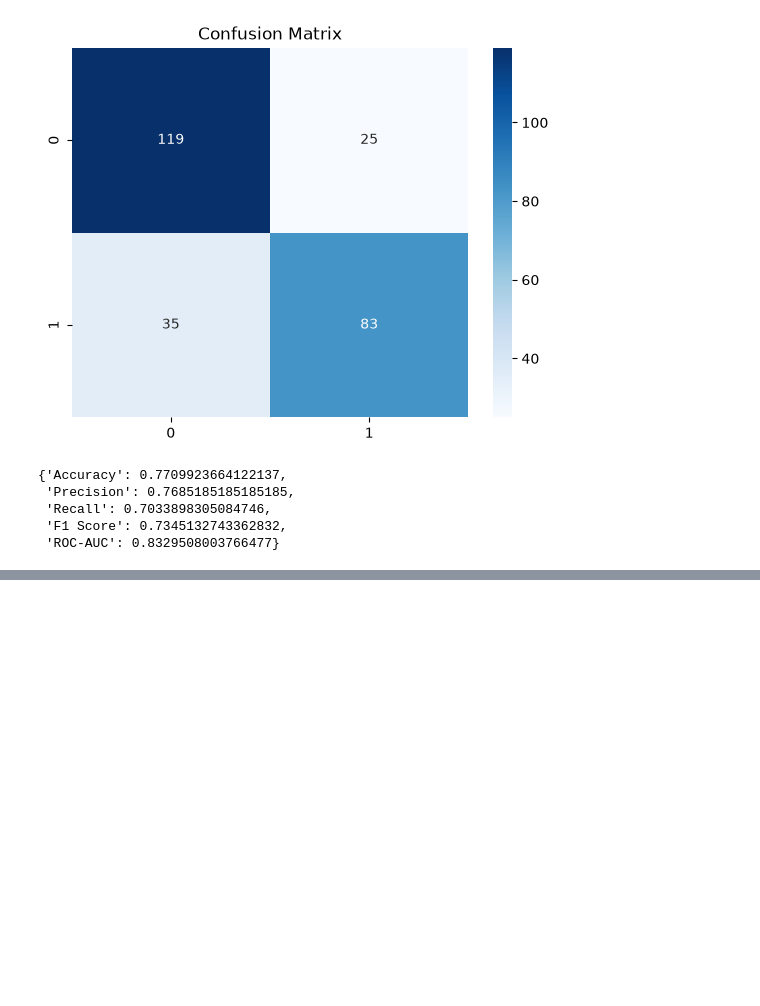
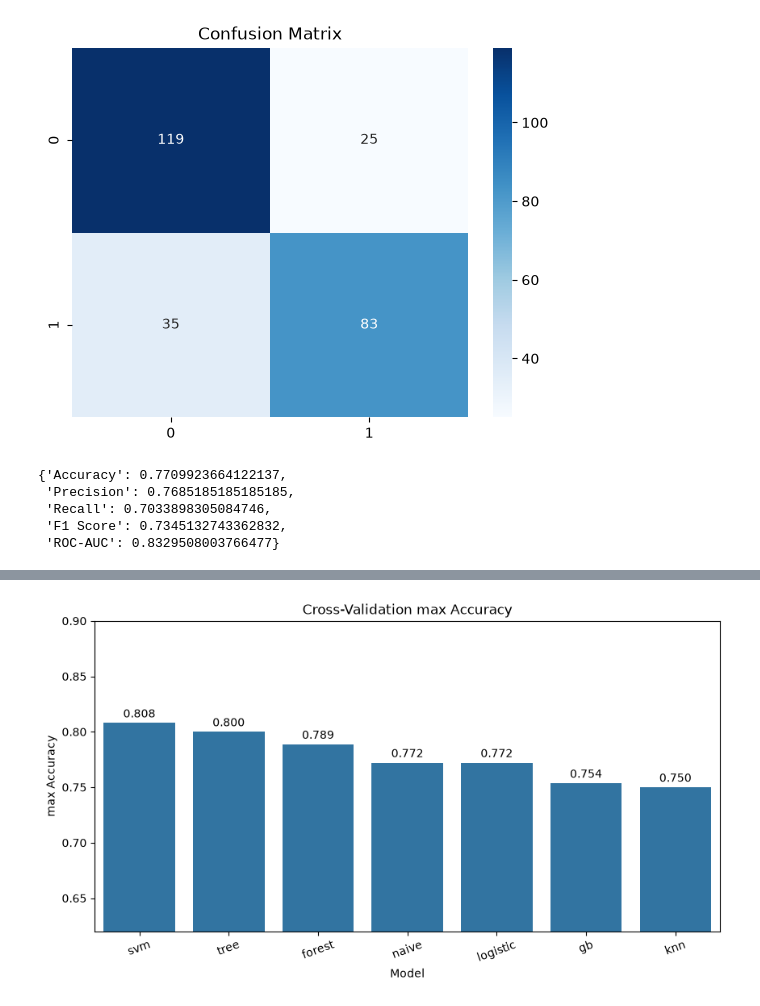
Before and after one commit to Mohamadzf23/titanic-survival-classification, a Jupyter notebook: src/titanic_classification.ipynb, the cells around one changed output, grey strips where cells are left out. Cells and saved outputs as stored; diff of their text form; code cells hidden in the pictures; blank space fills up the shorter version.

```diff
--- a/src/titanic_classification.ipynb
+++ b/src/titanic_classification.ipynb
@@ -782,0 +978,23 @@ evaluate(naive, X_test_scaled, y_test)
+# %%
+cross_max = cross.max().sort_values(ascending=False)
+
+plt.figure(figsize=(10, 5))
+
+sns.barplot(
+    x=cross_max.index,
+    y=cross_max.values
+)
+
+for i, value in enumerate(cross_max.values):
+    plt.text(i, value + 0.005, f"{value:.3f}", ha="center")
+
+plt.title("Cross-Validation max Accuracy")
+plt.xlabel("Model")
+plt.ylabel("max Accuracy")
+plt.ylim(0.7, 1)
+
+plt.xticks(rotation=20)
+plt.ylim((0.62, 0.90))
+plt.show()
+# %% [output]
+[figure, added]
```
Also changed, not shown: parts of 12 cells of this notebook, 1 other file.
